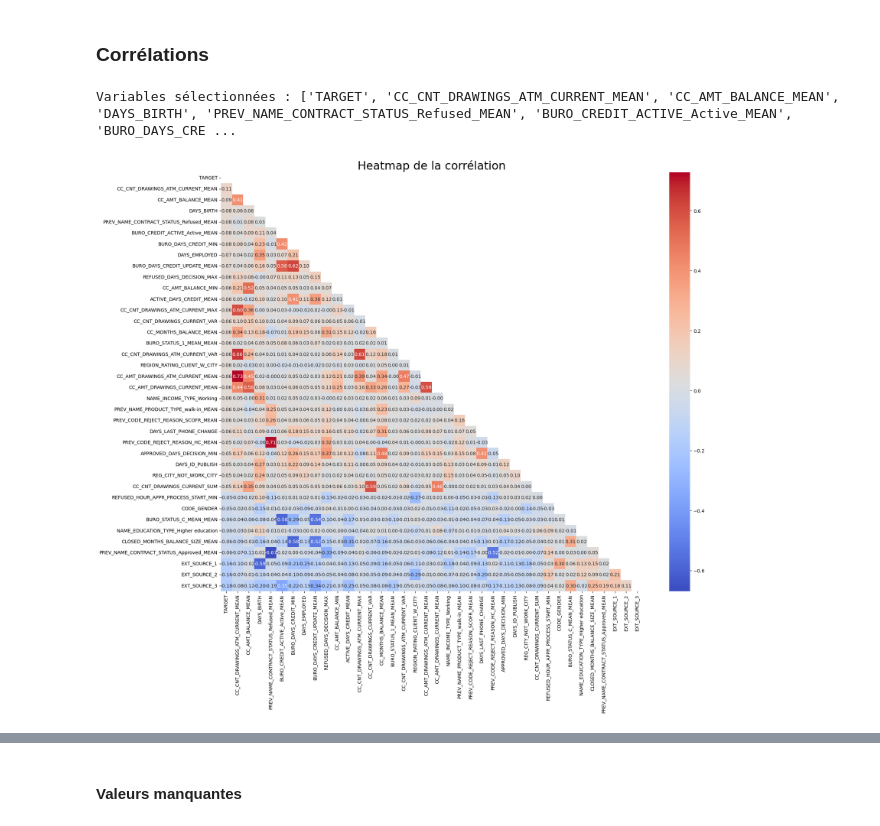
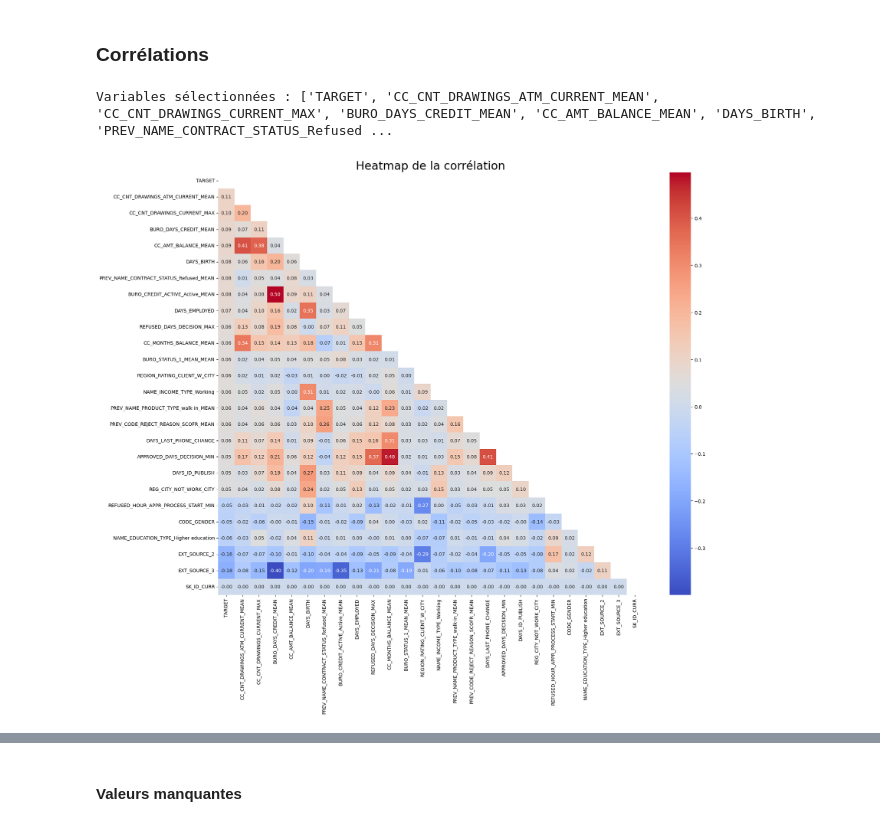
Before and after one commit to AmiraBah/projet7, a Jupyter notebook: Bahou_Amira_2_notebook_modélisation_092024.ipynb, the cells around one changed output, grey strips where cells are left out. Saved outputs shown, nothing was run; the diff lists cells and outputs as text; code cells hidden in the pictures.

Commit message:
test1 modèle

```diff
--- a/Bahou_Amira_2_notebook_modélisation_092024.ipynb
+++ b/Bahou_Amira_2_notebook_modélisation_092024.ipynb
@@ -152,15 +144,12 @@ display_columns(sample_submission, "sample_submission")
 '--- HomeCredit_columns_description ---'
 ['Unnamed: 0', 'Table', 'Row', 'Description', 'Special']
 ... (8 outputs left out)
-# %%
-application_test['Type_data'] = 'test'
-application_train['Type_data'] = 'train'
 # %%
 # One-hot encoding for categorical columns with get_dummies
 def one_hot_encoder(df, nan_as_category=True):
     original_columns = list(df.columns)
     # Exclure la colonne 'Type_data' des colonnes catégorielles
-    categorical_columns = [col for col in df.columns if df[col].dtype == 'object' and col != 'Type_data']
+    categorical_columns = [col for col in df.columns if df[col].dtype == 'object']
     # Encodage one-hot pour les autres colonnes catégorielles
     df = pd.get_dummies(df, columns=categorical_columns, dummy_na=nan_as_category)
     new_columns = [c for c in df.columns if c not in original_columns]
@@ -185,9 +174,6 @@ def application_train_test(num_rows=None, nan_as_category=False):
     # Categorical features with One-Hot encode (excluding 'Type_data')
     df, cat_cols = one_hot_encoder(df, nan_as_category)
 
-    # Assurer que 'Type_data' est bien une colonne catégorielle
-    df['Type_data'] = df['Type_data'].astype('category')
-
     # NaN values for DAYS_EMPLOYED: 365.243 -> nan
     df['DAYS_EMPLOYED'].replace(365243, np.nan, inplace=True)
 
@@ -207,8 +193,8 @@ def application_train_test(num_rows=None, nan_as_category=False):
 
 # Preprocess bureau.csv and bureau_balance.csv
 def bureau_and_balance(num_rows = None, nan_as_category = True):
-    bureau = pd.read_csv('bureau.csv', sep=',', encoding='ISO-8859-1')
-    bb = pd.read_csv('bureau_balance.csv', sep=',', encoding='ISO-8859-1')
+    bureau = pd.read_csv('data/bureau.csv', sep=',', encoding='ISO-8859-1')
+    bb = pd.read_csv('data/bureau_balance.csv', sep=',', encoding='ISO-8859-1')
     bb, bb_cat = one_hot_encoder(bb, nan_as_category)
     bureau, bureau_cat = one_hot_encoder(bureau, nan_as_category)
 
@@ -265,7 +251,7 @@ def bureau_and_balance(num_rows = None, nan_as_category = True):
 
 # Preprocess previous_applications.csv
 def previous_applications(num_rows = None, nan_as_category = True):
-    prev = pd.read_csv('previous_application.csv', sep=',', encoding='ISO-8859-1')
+    prev = pd.read_csv('data/previous_application.csv', sep=',', encoding='ISO-8859-1')
     prev, cat_cols = one_hot_encoder(prev, nan_as_category= True)
     # Days 365.243 values -> nan
     prev['DAYS_FIRST_DRAWING'].replace(365243, np.nan, inplace= True)
@@ -311,7 +297,7 @@ def previous_applications(num_rows = None, nan_as_category = True):
 
 # Preprocess POS_CASH_balance.csv
 def pos_cash(num_rows = None, nan_as_category = True):
-    pos= pd.read_csv('POS_CASH_balance.csv', sep=',', encoding='ISO-8859-1')
+    pos= pd.read_csv('data/POS_CASH_balance.csv', sep=',', encoding='ISO-8859-1')
     pos, cat_cols = one_hot_encoder(pos, nan_as_category= True)
     # Features
     aggregations = {
@@ -332,7 +318,7 @@ def pos_cash(num_rows = None, nan_as_category = True):
 
 # Preprocess installments_payments.csv
 def installments_payments(num_rows = None, nan_as_category = True):
-    ins = pd.read_csv('installments_payments.csv', sep=',', encoding='ISO-8859-1')
+    ins = pd.read_csv('data/installments_payments.csv', sep=',', encoding='ISO-8859-1')
     ins, cat_cols = one_hot_encoder(ins, nan_as_category= True)
     # Percentage and difference paid in each installment (amount paid and installment value)
     ins['PAYMENT_PERC'] = ins['AMT_PAYMENT'] / ins['AMT_INSTALMENT']
@@ -365,7 +351,7 @@ def installments_payments(num_rows = None, nan_as_category = True):
 
 # Preprocess credit_card_balance.csv
 def credit_card_balance(num_rows = None, nan_as_category = True):
-    cc= pd.read_csv('credit_card_balance.csv', sep=',', encoding='ISO-8859-1')
+    cc= pd.read_csv('data/credit_card_balance.csv', sep=',', encoding='ISO-8859-1')
     cc, cat_cols = one_hot_encoder(cc, nan_as_category= True)
     # General aggregations
     cc.drop(['SK_ID_PREV'], axis= 1, inplace = True)
@@ -466,8 +444,8 @@ corr_matrix = df_significant.corr().abs()
 # Supprimer les variables corrélées entre elles (Multicolinéarité)
 upper_tri = corr_matrix.where(np.triu(np.ones(corr_matrix.shape), k=1).astype(bool))
 
-# Trouver les variables ayant une corrélation supérieure au seuil (par exemple 0.8)
-to_drop = [column for column in upper_tri.columns if any(upper_tri[column] > 0.8)]
+# Trouver les variables ayant une corrélation supérieure au seuil
+to_drop = [column for column in upper_tri.columns if any(upper_tri[column] > 0.5)]
 
 # Supprimer les variables corrélées entre elles
 df_reduced = df_significant.drop(columns=to_drop)
@@ -490,25 +468,25 @@ if 'constant' in final_vars:
 # Les variables finales sélectionnées
 print("Variables sélectionnées :", final_vars)
 # %% [output]
-Variables sélectionnées : ['TARGET', 'CC_CNT_DRAWINGS_ATM_CURRENT_MEAN', 'CC_AMT_BALANCE_MEAN', 'DAYS_BIRTH', 'PREV_NAME_CONTRACT_STATUS_Refused_MEAN', 'BURO_CREDIT_ACTIVE_Active_MEAN', 'BURO_DAYS_CRE ...
+Variables sélectionnées : ['TARGET', 'CC_CNT_DRAWINGS_ATM_CURRENT_MEAN', 'CC_CNT_DRAWINGS_CURRENT_MAX', 'BURO_DAYS_CREDIT_MEAN', 'CC_AMT_BALANCE_MEAN', 'DAYS_BIRTH', 'PREV_NAME_CONTRACT_STATUS_Refused ...
+# %%
+# Créer le nouveau DataFrame avec les variables sélectionnées et la variable 'Type_data'
+final_vars_with_type_data = final_vars + ['SK_ID_CURR']
+train_test_df_2 = train_test_df[final_vars_with_type_data]
 # %%
-# Créer le nouveau DataFrame avec les variables sélectionnées et la variable 'Type_data'
-final_vars_with_type_data = final_vars + ['Type_data']
-train_test_df_2 = train_test_df[final_vars_with_type_data]
-
 # Calculer la matrice de corrélation pour les variables sélectionnées
 corr_matrix_2 = train_test_df_2.corr()
 
 # Masquer la moitié inférieure de la matrice de corrélation
 mask = np.triu(np.ones_like(corr_matrix_2, dtype=bool))
 
 # Tracer la heatmap avec le masque
 plt.figure(figsize=(20, 16))
 sns.heatmap(corr_matrix_2, mask=mask, annot=True, cmap='coolwarm', fmt='.2f', cbar=True)
 plt.title("Heatmap de la corrélation", fontsize=24)
 plt.show()
 # %% [output]
-[figure, old version]
+[figure, new version]
 # %%
 train_test_df_2.info()
 # %% [output]
```
Also changed, not shown: parts of 37 cells of this notebook, 4 other files.
